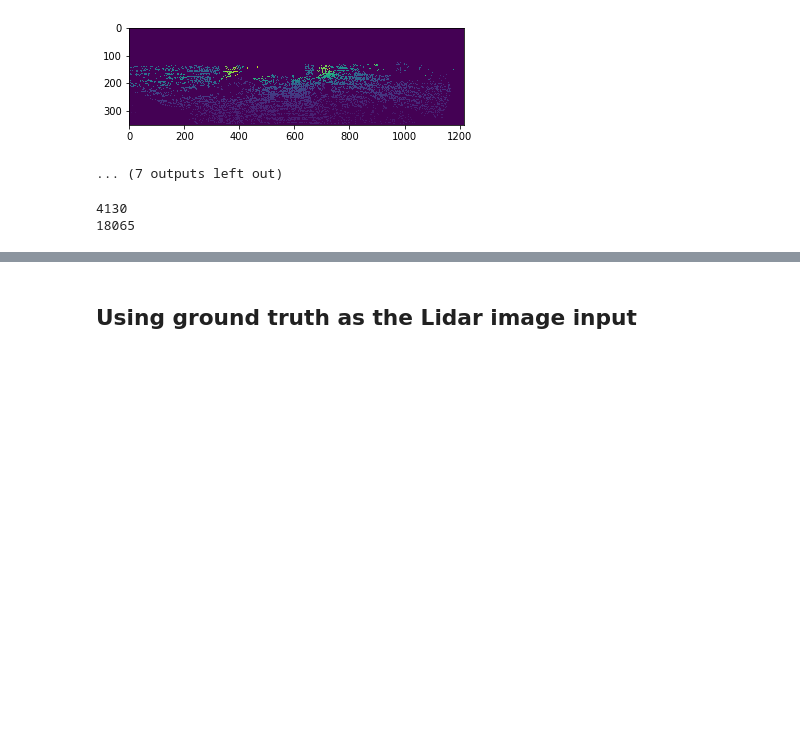
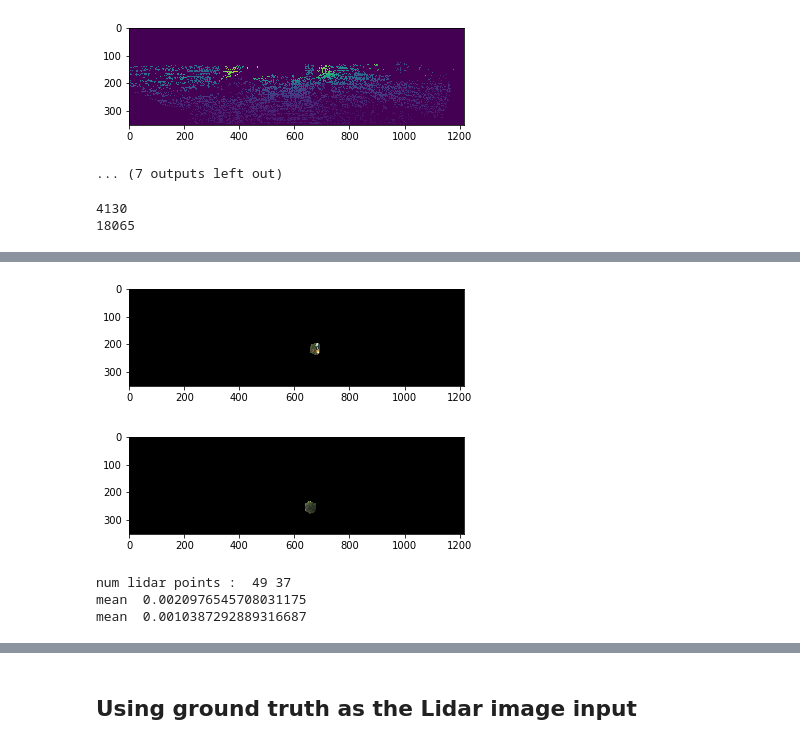
Before and after one commit to Madhan-Sureshbabu/Depth-Completion-from-Low-res-LiDAR-and-monocular-camera, a Jupyter notebook: Visual Odometry (depthCompletion dataset).ipynb, the cells around one changed output, grey strips where cells are left out. Cells and saved outputs as stored; diff of their text form; code cells hidden in the pictures; blank space fills up the shorter version.

```diff
--- a/Visual Odometry (depthCompletion dataset).ipynb
+++ b/Visual Odometry (depthCompletion dataset).ipynb
@@ -299 +432,31 @@ print(np.where(depth_concatenated!=0)[0].shape[0])
+# %%
+# for index1 in spx1.clusters:
+#     index2 = spx1.clusters[index1].match_index_next_img
+#     if index2 == -1 :
+#         continue
+#     print(index1)
+#     plt.imshow(color.lab2rgb(spx1.clusters[index1].masked_img))
+#     plt.show()
+#     plt.imshow(color.lab2rgb(spx2.clusters[index2].masked_img))
+#     plt.show()
+
+#     print(spx1.clusters[index1].num_lidar_points,spx2.clusters[index2].num_lidar_points)
+#     print(spx1.clusters[index1].masked_lidar_img.mean())
+#     print(spx2.clusters[index2].masked_lidar_img.mean())
+#     break
+index2 = 261
+index1 = spx2.clusters[index2].match_index_prev_img
+plt.imshow(color.lab2rgb(spx1.clusters[index1].masked_img))
+plt.show()
+plt.imshow(color.lab2rgb(spx2.clusters[index2].masked_img))
+plt.show()
+print("num lidar points : ",spx1.clusters[index1].num_lidar_points,spx2.clusters[index2].num_lidar_points)
+print("mean ",spx1.clusters[index1].masked_lidar_img.mean())
+print("mean ",spx2.clusters[index2].masked_lidar_img.mean())
+# %% [output]
+[figure, added]
+[figure, added]
+num lidar points :  49 37
+mean  0.0020976545708031175
+mean  0.0010387292889316687
 # %%
```
Also changed, not shown: parts of 10 cells of this notebook, 1 other file.
